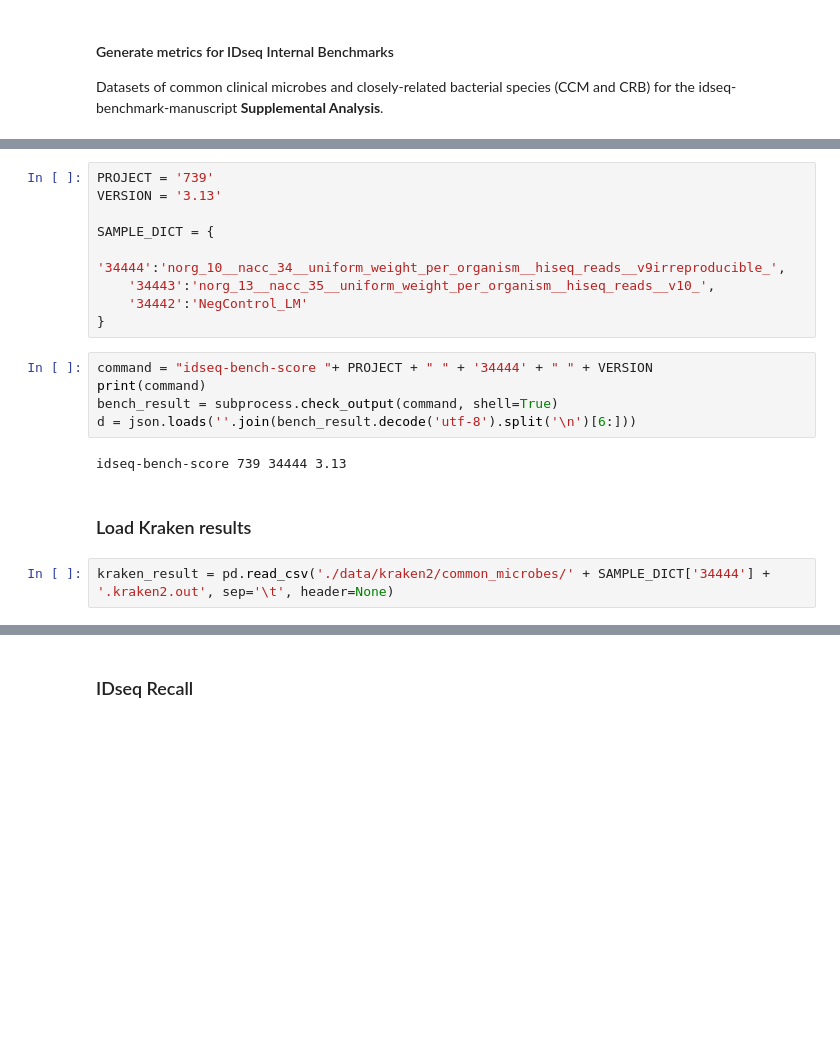
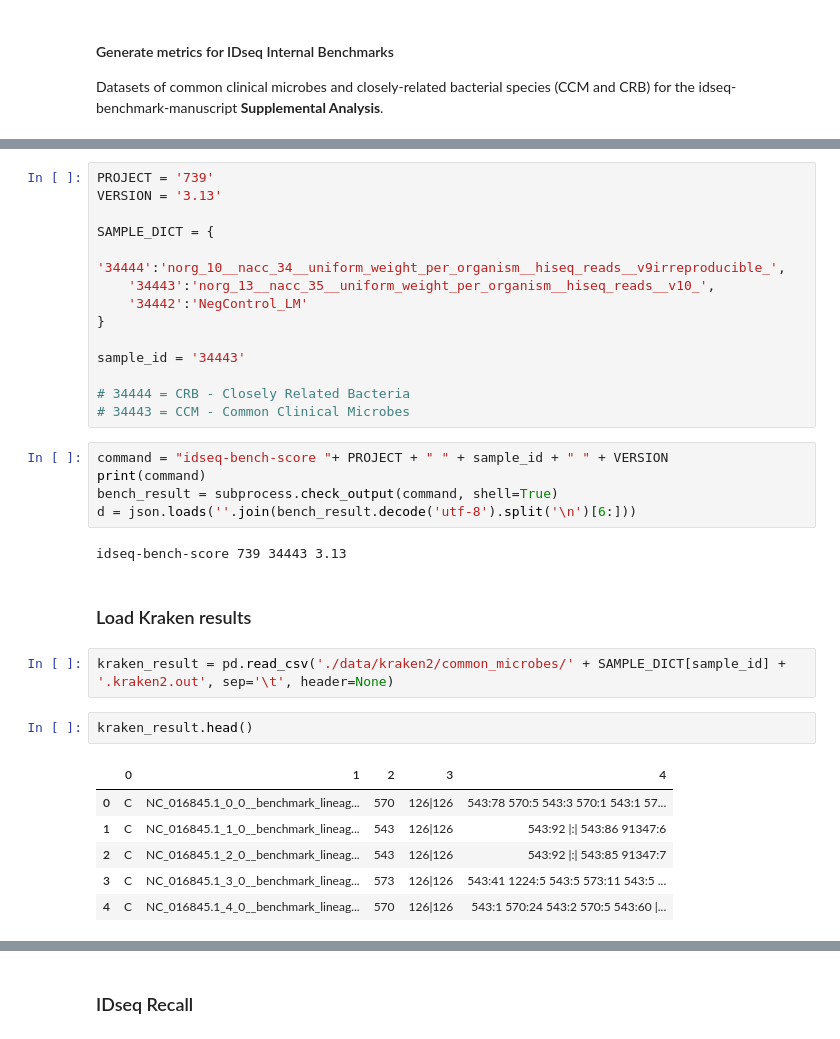
Before and after one commit to katrinakalantar/idseq-benchmark-manuscript, a Jupyter notebook: result_scripts/Supp. Benchmark Datasets.ipynb, the cells around one changed output, grey strips where cells are left out. Cells and saved outputs as stored; diff of their text form; blank space fills up the shorter version.

```diff
--- a/result_scripts/Supp. Benchmark Datasets.ipynb
+++ b/result_scripts/Supp. Benchmark Datasets.ipynb
@@ -39,17 +39,31 @@ SAMPLE_DICT = {
     '34443':'norg_13__nacc_35__uniform_weight_per_organism__hiseq_reads__v10_',
     '34442':'NegControl_LM'
 }
+
+sample_id = '34443'
+
+# 34444 = CRB - Closely Related Bacteria
+# 34443 = CCM - Common Clinical Microbes
 # %%
-command = "idseq-bench-score "+ PROJECT + " " + '34444' + " " + VERSION
+command = "idseq-bench-score "+ PROJECT + " " + sample_id + " " + VERSION
 print(command)
 bench_result = subprocess.check_output(command, shell=True)
 d = json.loads(''.join(bench_result.decode('utf-8').split('\n')[6:]))
 # %% [output]
-idseq-bench-score 739 34444 3.13
+idseq-bench-score 739 34443 3.13
 # %% [markdown]
 ### Load Kraken results
 # %%
-kraken_result = pd.read_csv('./data/kraken2/common_microbes/' + SAMPLE_DICT['34444'] + '.kraken2.out', sep='\t', header=None)
+kraken_result = pd.read_csv('./data/kraken2/common_microbes/' + SAMPLE_DICT[sample_id] + '.kraken2.out', sep='\t', header=None)
+# %%
+kraken_result.head()
+# %% [output]
+|  | 0 | 1 | 2 | 3 | 4 |
+| 0 | C | NC_016845.1_0_0__benchmark_lineag... | 570 | 126|126 | 543:78 570:5 543:3 570:1 543:1 57... |
+| 1 | C | NC_016845.1_1_0__benchmark_lineag... | 543 | 126|126 | 543:92 |:| 543:86 91347:6 |
+| 2 | C | NC_016845.1_2_0__benchmark_lineag... | 543 | 126|126 | 543:92 |:| 543:85 91347:7 |
+| 3 | C | NC_016845.1_3_0__benchmark_lineag... | 573 | 126|126 | 543:41 1224:5 543:5 573:11 543:5 ... |
+| 4 | C | NC_016845.1_4_0__benchmark_lineag... | 570 | 126|126 | 543:1 570:24 543:2 570:5 543:60 |... |
 # %%
 kraken_truth = [i.split('.')[1].split('_')[7] for i in kraken_result[1]]
 kraken_result['true_sp'] = kraken_truth
```
Also changed, not shown: parts of 10 cells of this notebook, 3 other files.
